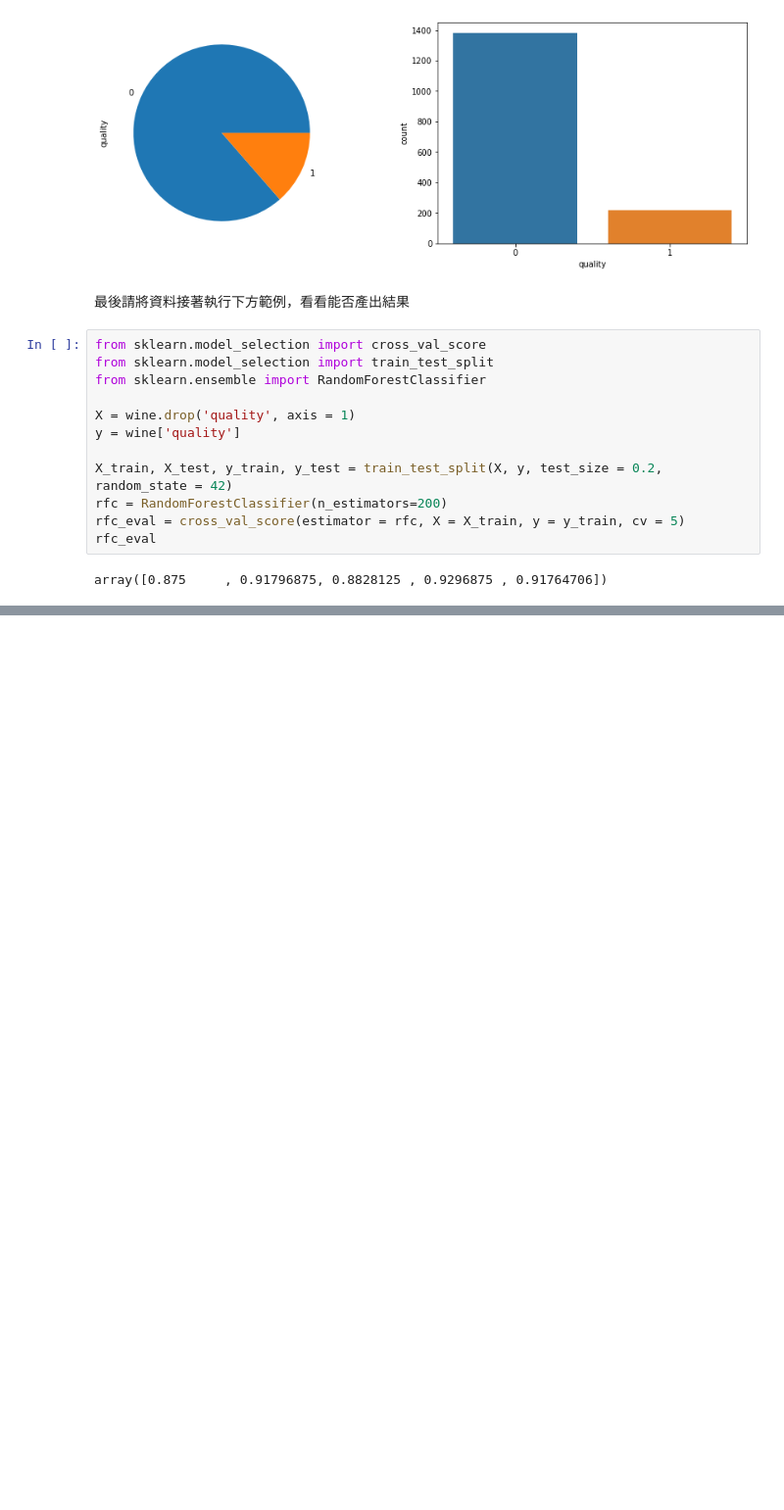
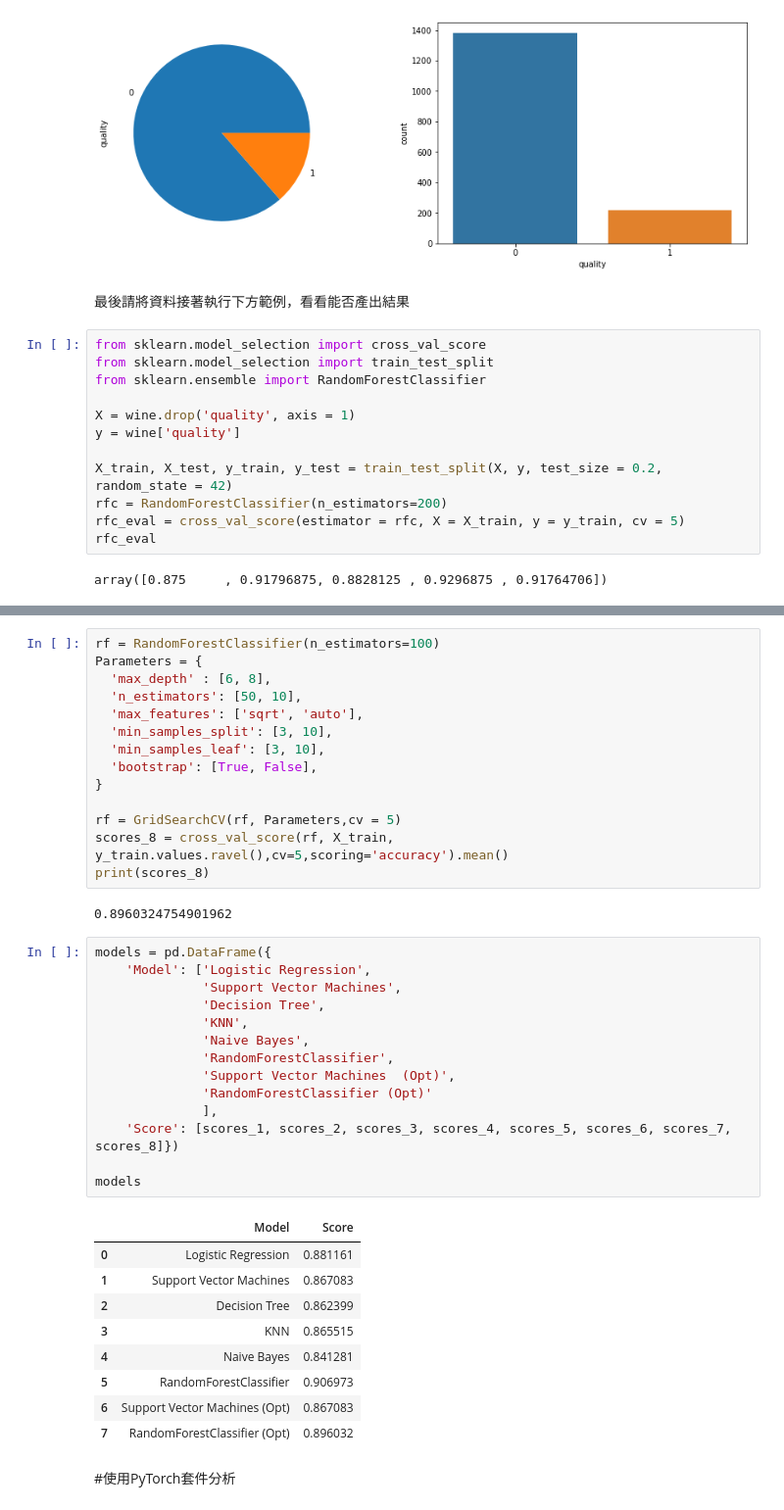
Before and after one commit to Roger8886/Prediction-of-quality-of-Wine, a Jupyter notebook: 專題實作_02：紅酒品質分類預測.ipynb, the cells around one changed output, grey strips where cells are left out. Shown at 98% size. Drawn from its saved outputs; the diff is of its cells as text; blank space fills up the shorter version.

```diff
--- a/專題實作_02：紅酒品質分類預測.ipynb
+++ b/專題實作_02：紅酒品質分類預測.ipynb
@@ -255,0 +351,42 @@ array([0.875     , 0.91796875, 0.8828125 , 0.9296875 , 0.91764706])
+# %%
+rf = RandomForestClassifier(n_estimators=100)
+Parameters = {
+  'max_depth' : [6, 8],
+  'n_estimators': [50, 10],
+  'max_features': ['sqrt', 'auto'],
+  'min_samples_split': [3, 10],
+  'min_samples_leaf': [3, 10],
+  'bootstrap': [True, False],
+}
+
+rf = GridSearchCV(rf, Parameters,cv = 5)
+scores_8 = cross_val_score(rf, X_train, y_train.values.ravel(),cv=5,scoring='accuracy').mean()
+print(scores_8)
+# %% [output]
+0.8960324754901962
+# %%
+models = pd.DataFrame({
+    'Model': ['Logistic Regression',
+              'Support Vector Machines',
+              'Decision Tree',
+              'KNN',
+              'Naive Bayes',
+              'RandomForestClassifier',
+              'Support Vector Machines  (Opt)',
+              'RandomForestClassifier (Opt)'
+              ],
+    'Score': [scores_1, scores_2, scores_3, scores_4, scores_5, scores_6, scores_7, scores_8]})
+
+models
+# %% [output]
+|  | Model | Score |
+| 0 | Logistic Regression | 0.881161 |
+| 1 | Support Vector Machines | 0.867083 |
+| 2 | Decision Tree | 0.862399 |
+| 3 | KNN | 0.865515 |
+| 4 | Naive Bayes | 0.841281 |
+| 5 | RandomForestClassifier | 0.906973 |
+| 6 | Support Vector Machines (Opt) | 0.867083 |
+| 7 | RandomForestClassifier (Opt) | 0.896032 |
+# %% [markdown]
+#使用PyTorch套件分析
```
Also changed, not shown: parts of 11 cells of this notebook.
